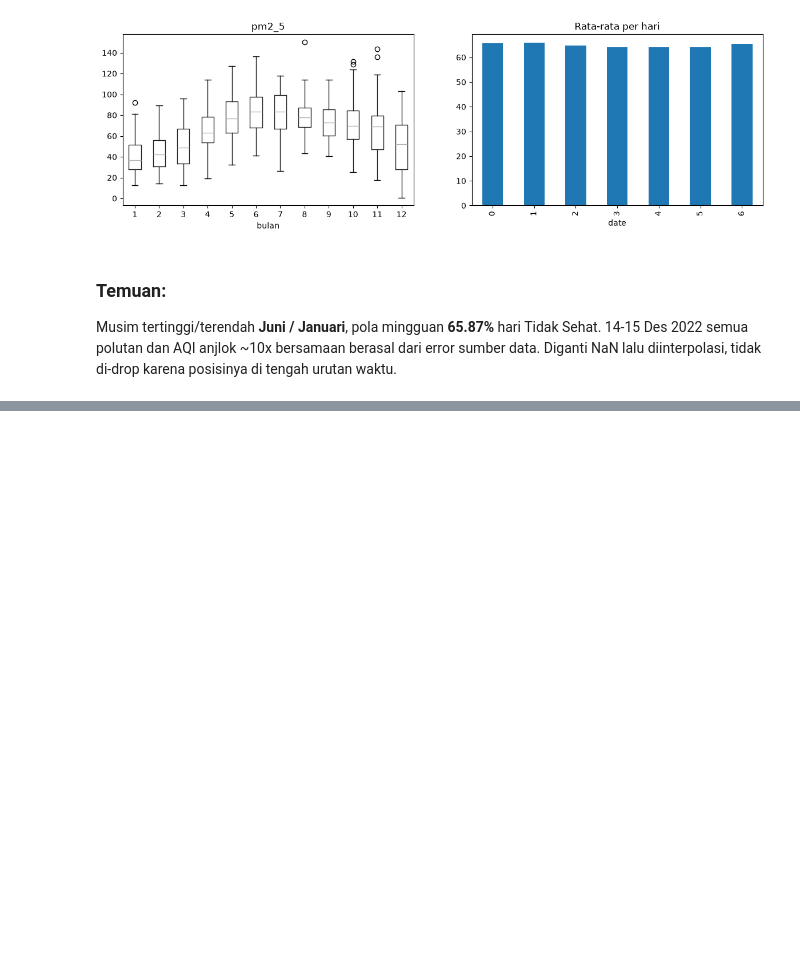
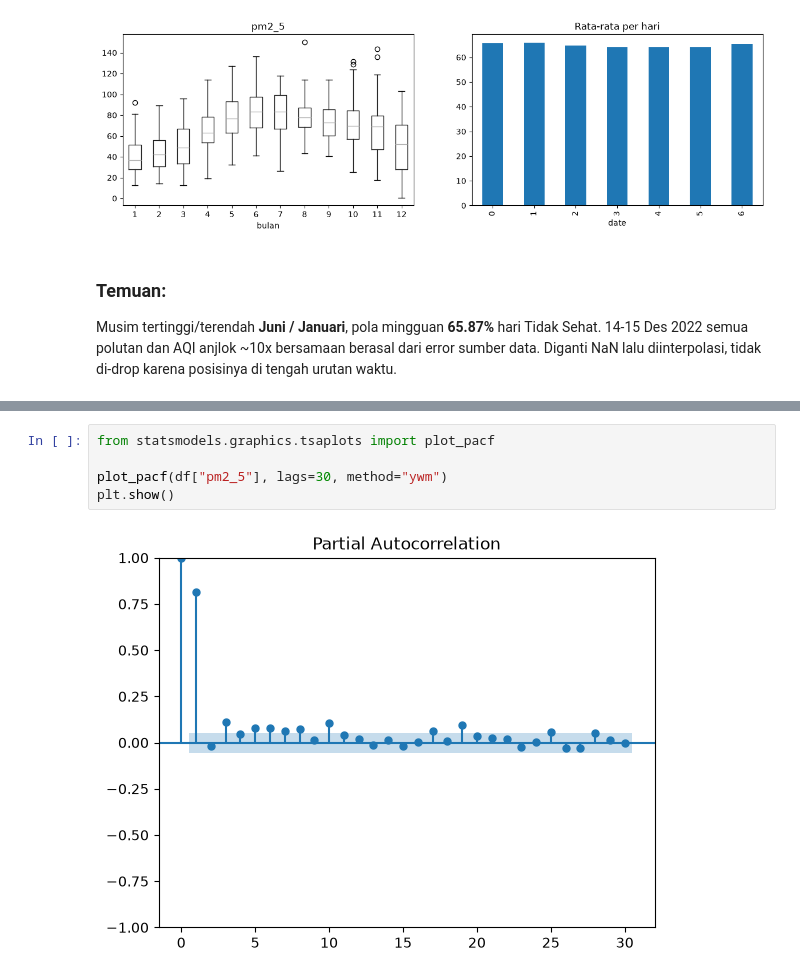
Before and after one commit to RemiQant/AOL_MLOps_BE, a Jupyter notebook: notebooks/main.ipynb, the cells around one changed output, grey strips where cells are left out. Saved outputs shown, nothing was run; the diff lists cells and outputs as text; blank space fills up the shorter version.

```diff
--- a/notebooks/main.ipynb
+++ b/notebooks/main.ipynb
@@ -157,0 +217,7 @@ Diganti NaN lalu diinterpolasi, tidak di-drop karena posisinya di tengah urutan
+# %%
+from statsmodels.graphics.tsaplots import plot_pacf
+
+plot_pacf(df["pm2_5"], lags=30, method="ywm")
+plt.show()
+# %% [output]
+[figure, added]
```
Also changed, not shown: parts of 16 cells of this notebook.
